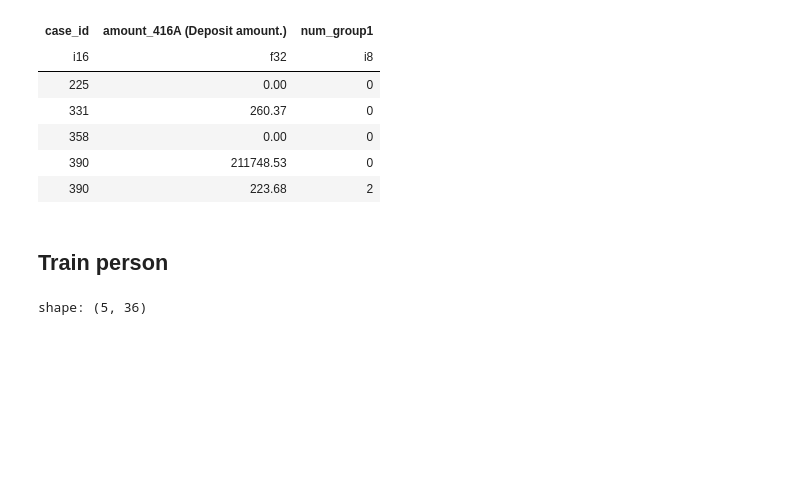
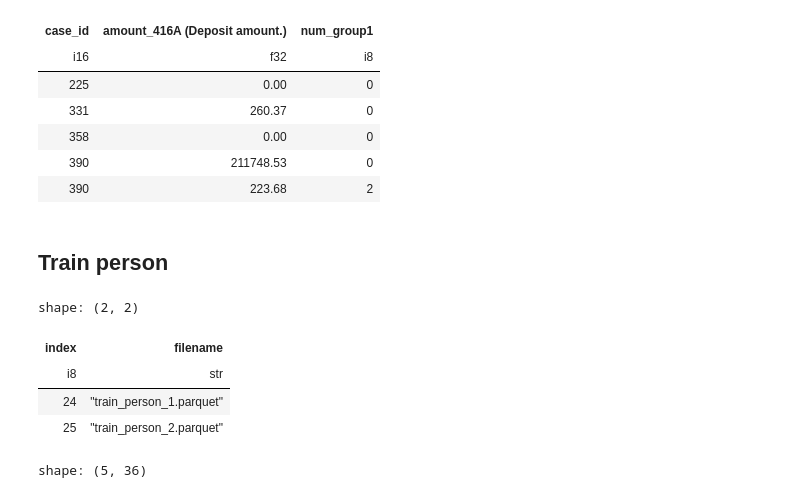
Before and after one commit to h4ck4l1/datasets, a Jupyter notebook: credit_risk/credit_risk.ipynb, the cells around one changed output. Drawn from its saved outputs; the diff is of its cells as text; code cells hidden in the pictures; blank space fills up the shorter version.

```diff
--- a/credit_risk/credit_risk.ipynb
+++ b/credit_risk/credit_risk.ipynb
@@ -358,6 +381,14 @@ shape: (5, 3)
 | 390 | 223.68 | 2 |
 # %% [markdown]
 ## Train person
+# %%
+all_files_df.filter(pl.col("filename").str.contains("person"))
+# %% [output]
+shape: (2, 2)
+| index | filename |
+| i8 | str |
+| 24 | "train_person_1.parquet" |
+| 25 | "train_person_2.parquet" |
 # %%
 train_person_1 = preprocess(24)
 display(train_person_1.fetch().head())
```
Also changed, not shown: parts of 5 cells of this notebook.
